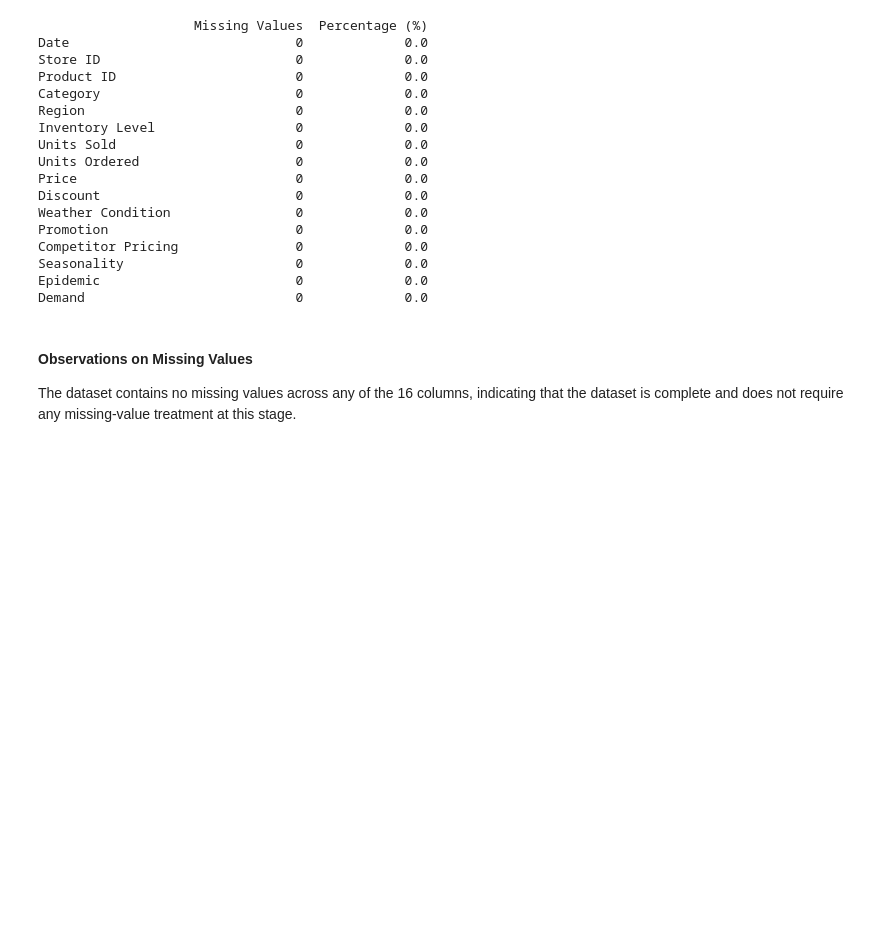
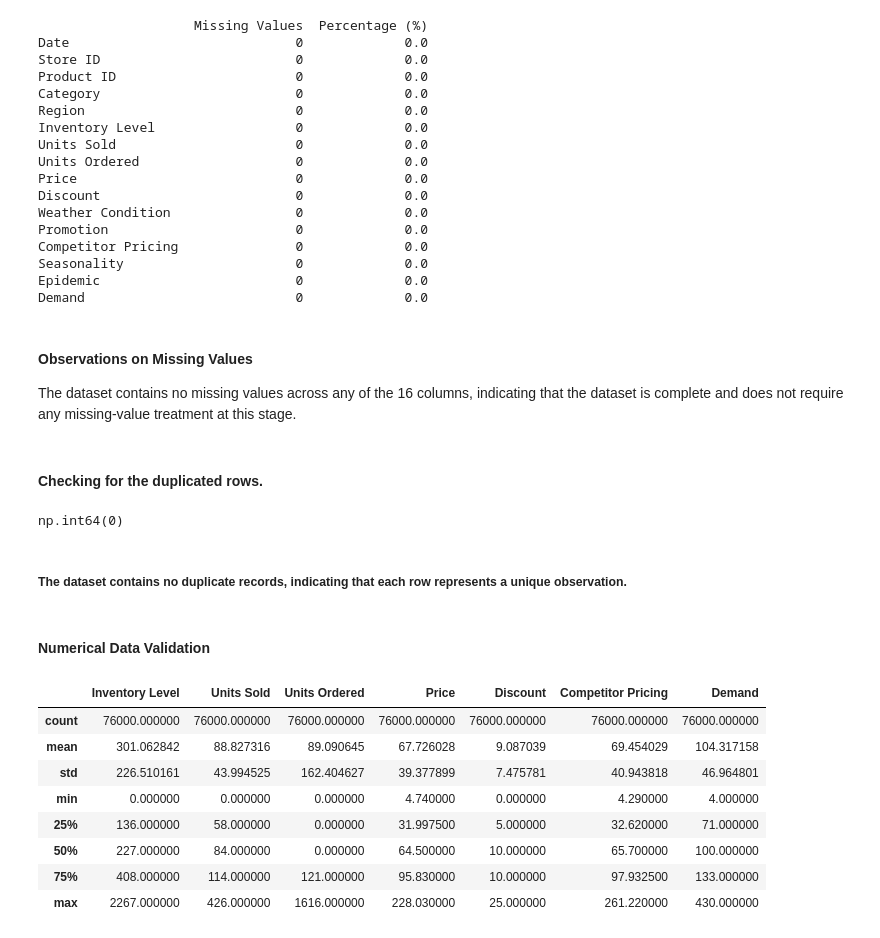
Before and after one commit to TejasMJ/retail-demand-intelligence, a Jupyter notebook: notebooks/01_data_understanding.ipynb, the cells around one changed output. Saved outputs shown, nothing was run; the diff lists cells and outputs as text; code cells hidden in the pictures; blank space fills up the shorter version.

Commit message:
Data Understanding Script concluded

```diff
--- a/notebooks/01_data_understanding.ipynb
+++ b/notebooks/01_data_understanding.ipynb
@@ -198,3 +198,35 @@ Demand                           0             0.0
 #### Observations on Missing Values
 
 The dataset contains no missing values across any of the 16 columns, indicating that the dataset is complete and does not require any missing-value treatment at this stage.
+# %% [markdown]
+#### Checking for the duplicated rows.
+# %%
+df.duplicated().sum()
+# %% [output]
+np.int64(0)
+# %% [markdown]
+##### The dataset contains no duplicate records, indicating that each row represents a unique observation.
+# %% [markdown]
+#### Numerical Data Validation
+# %%
+numerical_columns = [
+    'Inventory Level',
+    'Units Sold',
+    'Units Ordered',
+    'Price',
+    'Discount',
+    'Competitor Pricing',
+    'Demand'
+]
+
+df[numerical_columns].describe()
+# %% [output]
+|  | Inventory Level | Units Sold | Units Ordered | Price | Discount | Competitor Pricing | Demand |
+| count | 76000.000000 | 76000.000000 | 76000.000000 | 76000.000000 | 76000.000000 | 76000.000000 | 76000.000000 |
+| mean | 301.062842 | 88.827316 | 89.090645 | 67.726028 | 9.087039 | 69.454029 | 104.317158 |
+| std | 226.510161 | 43.994525 | 162.404627 | 39.377899 | 7.475781 | 40.943818 | 46.964801 |
+| min | 0.000000 | 0.000000 | 0.000000 | 4.740000 | 0.000000 | 4.290000 | 4.000000 |
+| 25% | 136.000000 | 58.000000 | 0.000000 | 31.997500 | 5.000000 | 32.620000 | 71.000000 |
+| 50% | 227.000000 | 84.000000 | 0.000000 | 64.500000 | 10.000000 | 65.700000 | 100.000000 |
+| 75% | 408.000000 | 114.000000 | 121.000000 | 95.830000 | 10.000000 | 97.932500 | 133.000000 |
+| max | 2267.000000 | 426.000000 | 1616.000000 | 228.030000 | 25.000000 | 261.220000 | 430.000000 |
```
Also changed, not shown: parts of 4 cells of this notebook.
